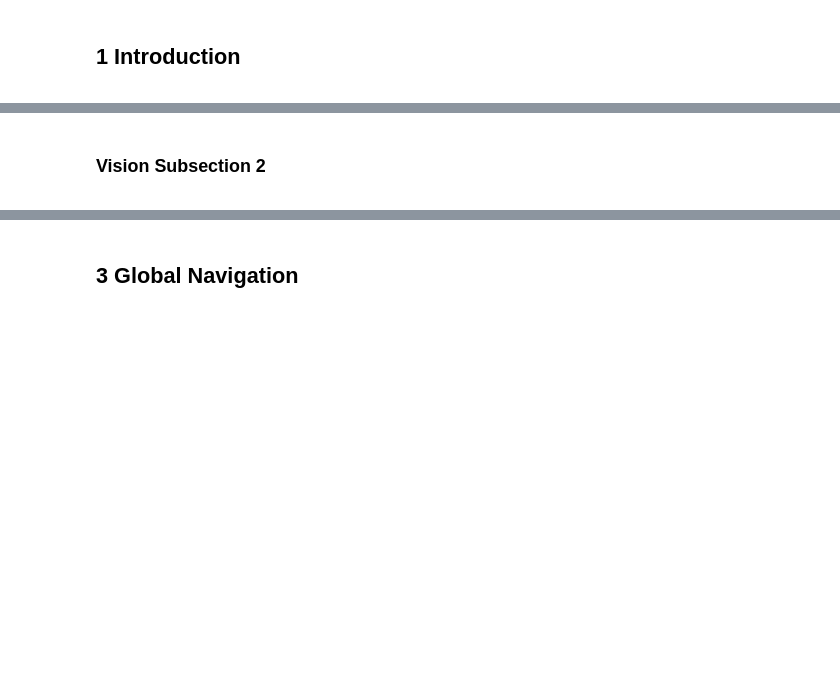
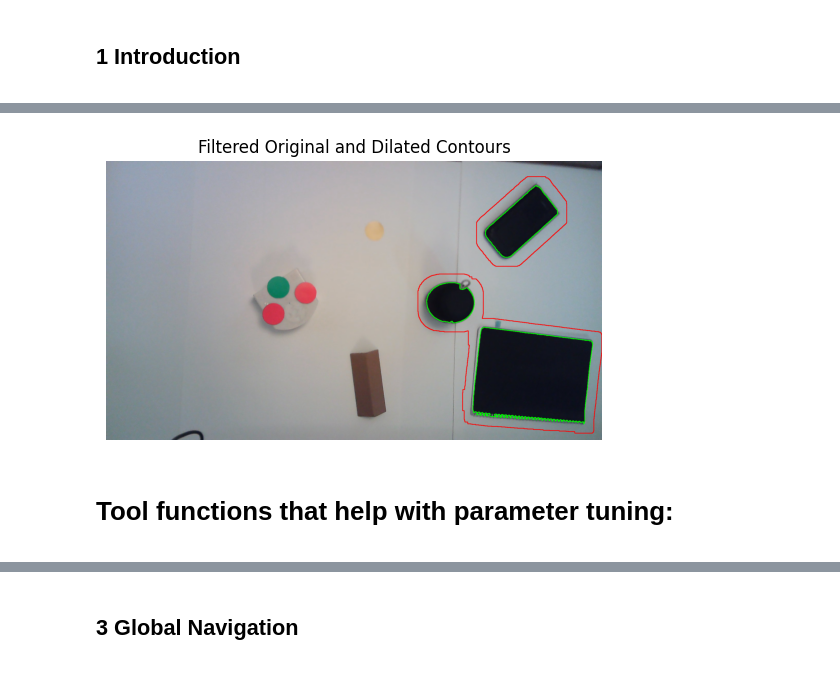
Before and after one commit to DidierNe/Mobile_Robotic_Thymio, a Jupyter notebook: Projet_Thymio.ipynb, the cells around one changed output, grey strips where cells are left out. Saved outputs shown, nothing was run; the diff lists cells and outputs as text; code cells hidden in the pictures; blank space fills up the shorter version.

Commit message:
vision part

```diff
--- a/Projet_Thymio.ipynb
+++ b/Projet_Thymio.ipynb
@@ -30,3 +126,53 @@ usion)
+# %%
+
+image_path = 'WIN_20231119_11_31_09_Pro.jpg'
+image = cv2.imread(image_path)
+
+# Convert to HSV color space
+hsv = cv2.cvtColor(image, cv2.COLOR_BGR2HSV)
+
+# Define the lower and upper bounds for the black color
+lower_black = np.array([0, 0, 0])
+upper_black = np.array([180, 255, 50])
+
+# Create a black color mask
+mask_black = cv2.inRange(hsv, lower_black, upper_black)
+
+# Find contours in the mask
+contours, _ = cv2.findContours(mask_black, cv2.RETR_TREE, cv2.CHAIN_APPROX_SIMPLE)
+
+# Set a realistic threshold for the area of the contours
+area_threshold = 20000  # Adjust this threshold according to your needs
+
+# Filter the original contours that are larger than the threshold
+filtered_contours = [cnt for cnt in contours if cv2.contourArea(cnt) > area_threshold]
+
+# Perform dilation to increase the size of the black regions
+kernel_size = 70  # Kernel size can be adjusted to control the amount of dilation
+kernel = np.ones((kernel_size, kernel_size), np.uint8)
+mask_dilated = cv2.dilate(mask_black, kernel, iterations=1)
+
+# Find contours in the dilated mask
+dilated_contours, _ = cv2.findContours(mask_dilated, cv2.RETR_TREE, cv2.CHAIN_APPROX_SIMPLE)
+
+# Filter the dilated contours that are larger than the threshold
+filtered_dilated_contours = [cnt for cnt in dilated_contours if cv2.contourArea(cnt) > area_threshold]
+
+# Draw the filtered original contours in green
+for contour in filtered_contours:
+    cv2.drawContours(image, [contour], -1, (0, 255, 0), 2)
+
+# Draw the filtered dilated contours in red
+for contour in filtered_dilated_contours:
+    cv2.drawContours(image, [contour], -1, (0, 0, 255), 2)
+
+# Display the image with the drawn contours
+plt.imshow(cv2.cvtColor(image, cv2.COLOR_BGR2RGB))
+plt.title('Filtered Original and Dilated Contours')
+plt.axis('off')  # Hide the axis
+plt.show()
+# %% [output]
+[figure, added]
 # %% [markdown]
-### Vision Subsection 2
+# Tool functions that help with parameter tuning:
 <a id="Vision-subsection-2"></a>
```
Also changed, not shown: parts of 8 cells of this notebook.
